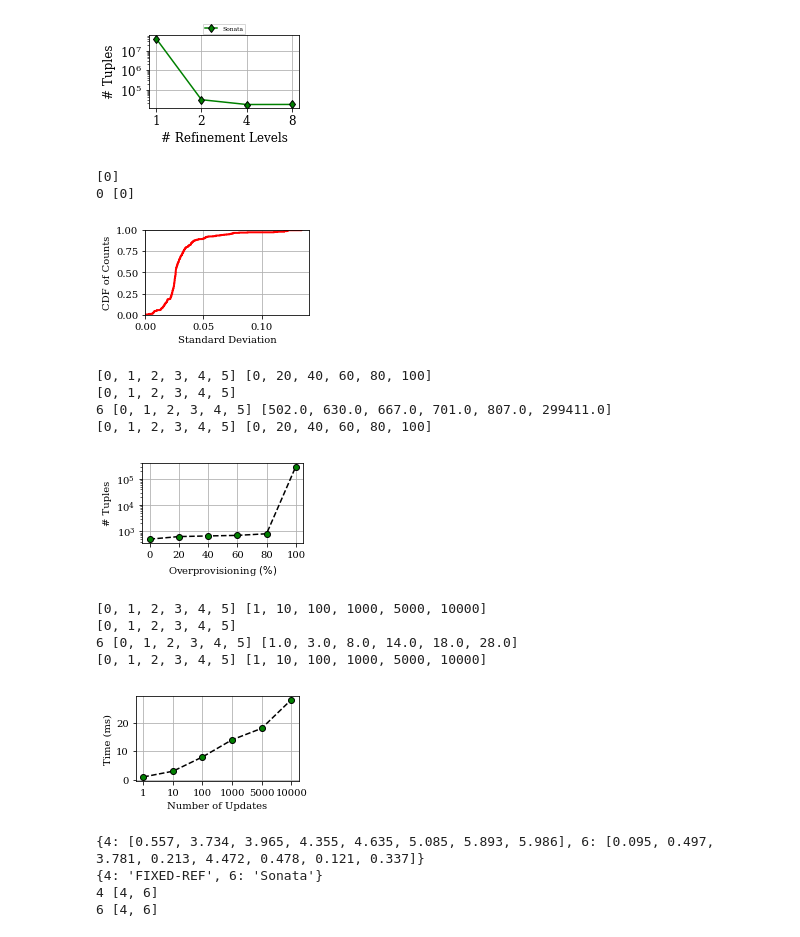
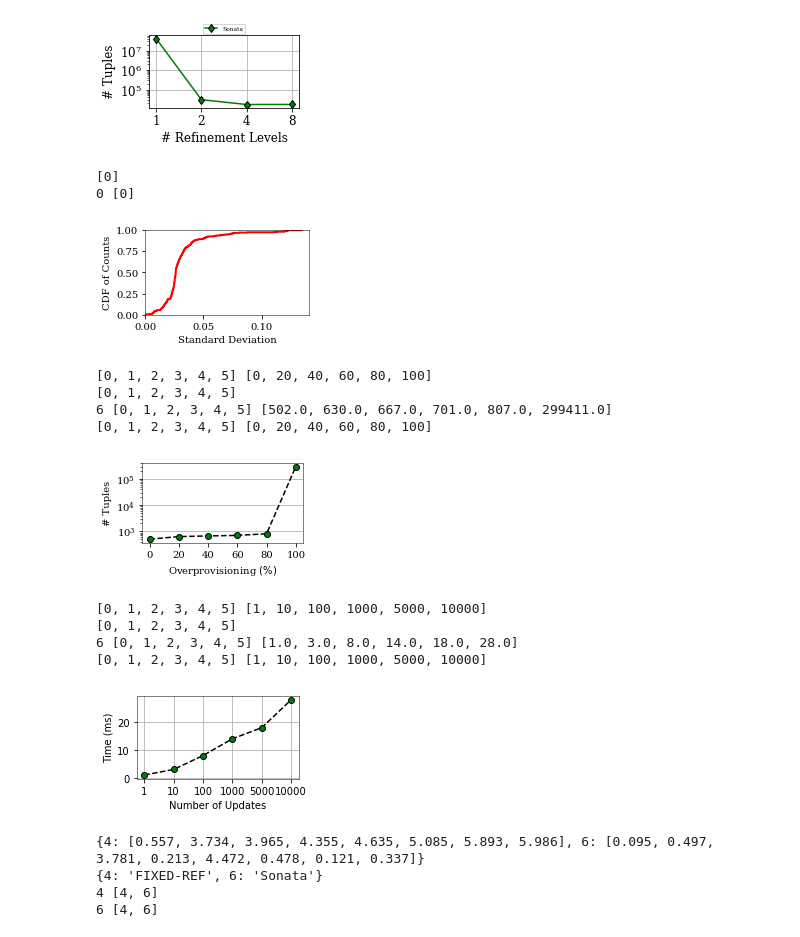
Before and after one commit to agupta13/SONATA-DEV, a Jupyter notebook: analysis/performance_eval/plot_results/plot_results.ipynb, the cells around one changed output. Drawn from its saved outputs; the diff is of its cells as text; code cells hidden in the pictures.

```diff
--- a/analysis/performance_eval/plot_results/plot_results.ipynb
+++ b/analysis/performance_eval/plot_results/plot_results.ipynb
@@ -15,7 +15,7 @@ matplotlib.use('Agg')
 # matplotlib.rcParams['ps.fonttype'] = 42
 matplotlib.rcParams['figure.figsize']= [3.125, 1.93]
 # matplotlib.rcParams['text.usetex'] = True
-matplotlib.rcParams['font.family']= 'serif'
+matplotlib.rcParams['font.family']= 'Times'
 # matplotlib.rcParams['font.sans-serif']='Times'
 matplotlib.rcParams['font.size']= 8
 # matplotlib.rcParams['figure.figsize']= [3.125, 1.93]  # Golden ratio
@@ -924,7 +926,7 @@ matplotlib.use('Agg')
 # matplotlib.rcParams['ps.fonttype'] = 42
 #matplotlib.rcParams['figure.figsize']= [3.125, 1.93]
 # matplotlib.rcParams['text.usetex'] = True
-matplotlib.rcParams['font.family']= 'serif'
+matplotlib.rcParams['font.family']= 'Times'
 # matplotlib.rcParams['font.sans-serif']='Times'
 matplotlib.rcParams['font.size']= 12
 
@@ -1024,35 +1026,35 @@ def plotCDF(data, order, xlabel, ylabel, Xmax, Xmin, fname, labels = None, isLog
         p1.append([])
         pl.plot(bin_edges[1:],cdf,label=labels[key],color=color_n[i],linestyle=linestyles[i], linewidth=2.0)
         i+=1
 
 
     #pl.legend((p),legnd,'lower right')
     if len(labels)> 1:
         ax.legend(loc='upper center', bbox_to_anchor=(0.5, 1.15),
                   ncol=5, fancybox=True, shadow=False)
     pl.xlabel(xlabel)
     pl.ylabel(ylabel)
     if isLog:
         pl.xscale('log')
     if Xmin != 'N/A':
         ax.set_xlim(xmin=Xmin)
     if Xmax != 'N/A':
         ax.set_xlim(xmax=Xmax)
     ax.set_ylim(ymax=1.0)
     ax.set_ylim(ymin=0.0)
-    ax.grid(True)
+#     ax.grid(True)
     plt.tight_layout()
     plot_name= fname+'.eps'
     pl.savefig(plot_name)
     #pl.savefig(plot_name_png)
     #pl.savefig(plot_name_jpg)
 
 plotCDF(data={0:out}, order=[0], xlabel=r'Standard Deviation', ylabel='CDF of Counts', Xmax='N/A', Xmin=0,
         fname='/Users/arpit/Documents/nsdi18/writing/figures/sigma_cdf', labels = None, isLog=False)
 # %% [output]
 [0]
 0 [0]
-[figure, old version]
+[figure, new version]
 # %%
 data = {6: {0: [502.0], 100: [299411.0], 40: [667.0], 80: [807.0], 20: [630.0], 60: [701.0]}}
 
@@ -1104,7 +1106,7 @@ def draw_plots(data):
 
     print ticks, qids
     plt.xticks(ticks, qids, rotation=0)
-    ax.grid(True)
+    ax.yaxis.grid(True)
     #ax.set_xlim(xmax=5.25)
     ax.set_yscale("log", nonposy='clip')
 #     ax.set_xlim(xmin=0.75)
@@ -1124,7 +1126,7 @@ draw_plots(data)
 [0, 1, 2, 3, 4, 5]
 6 [0, 1, 2, 3, 4, 5] [502.0, 630.0, 667.0, 701.0, 807.0, 299411.0]
 [0, 1, 2, 3, 4, 5] [0, 20, 40, 60, 80, 100]
-[figure, old version]
+[figure, new version]
 # %%
 data = {6: {1: [1], 10: [3], 100: [8], 1000: [14], 5000: [18], 10000: [28]}}
 
@@ -1140,7 +1142,7 @@ matplotlib.use('Agg')
 # matplotlib.rcParams['ps.fonttype'] = 42
 #matplotlib.rcParams['figure.figsize']= [3.125, 1.93]
 # matplotlib.rcParams['text.usetex'] = True
-matplotlib.rcParams['font.family']= 'serif'
+matplotlib.rcParams['font.family']= 'Times'
 # matplotlib.rcParams['font.sans-serif']='Times'
 matplotlib.rcParams['font.size']= 10
 
@@ -1196,7 +1198,7 @@ draw_plots(data)
 [0, 1, 2, 3, 4, 5]
 6 [0, 1, 2, 3, 4, 5] [1.0, 3.0, 8.0, 14.0, 18.0, 28.0]
 [0, 1, 2, 3, 4, 5] [1, 10, 100, 1000, 5000, 10000]
-[figure, old version]
+[figure, new version]
 # %%
 data = {1: {0: {4: [557], 6: [95]}}, 2: {0: {4: [3734], 6: [497]}}, 3: {0: {4: [3965], 6: [3781]}}, 4: {0: {4: [4355], 6: [213]}}, 5: {0: {4: [4635], 6: [4472]}}, 6: {0: {4: [5085], 6: [478]}}, 7: {0: {4: [5893], 6: [121]}}, 8: {0: {4: [5986], 6: [337]}}}
 
```
Also changed, not shown: parts of 6 cells of this notebook.
